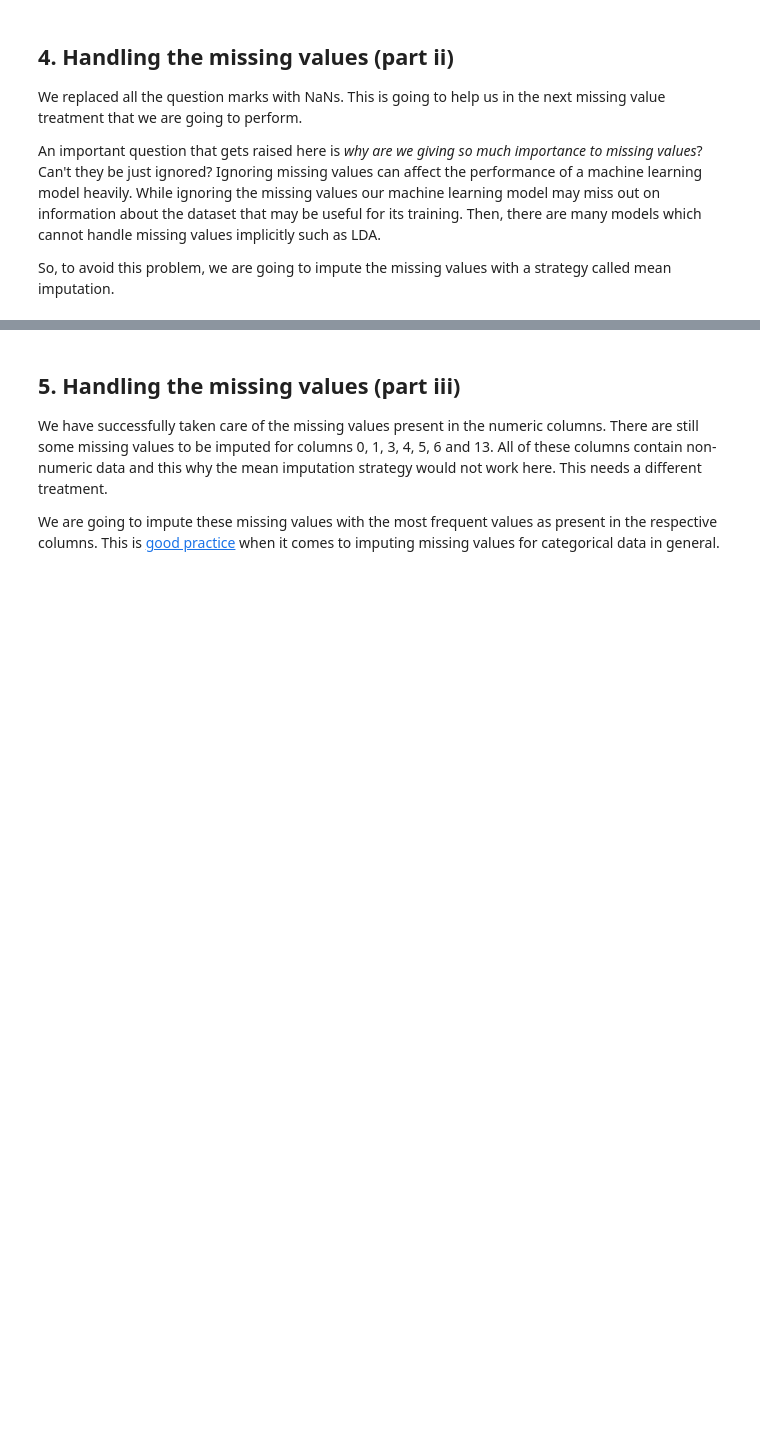
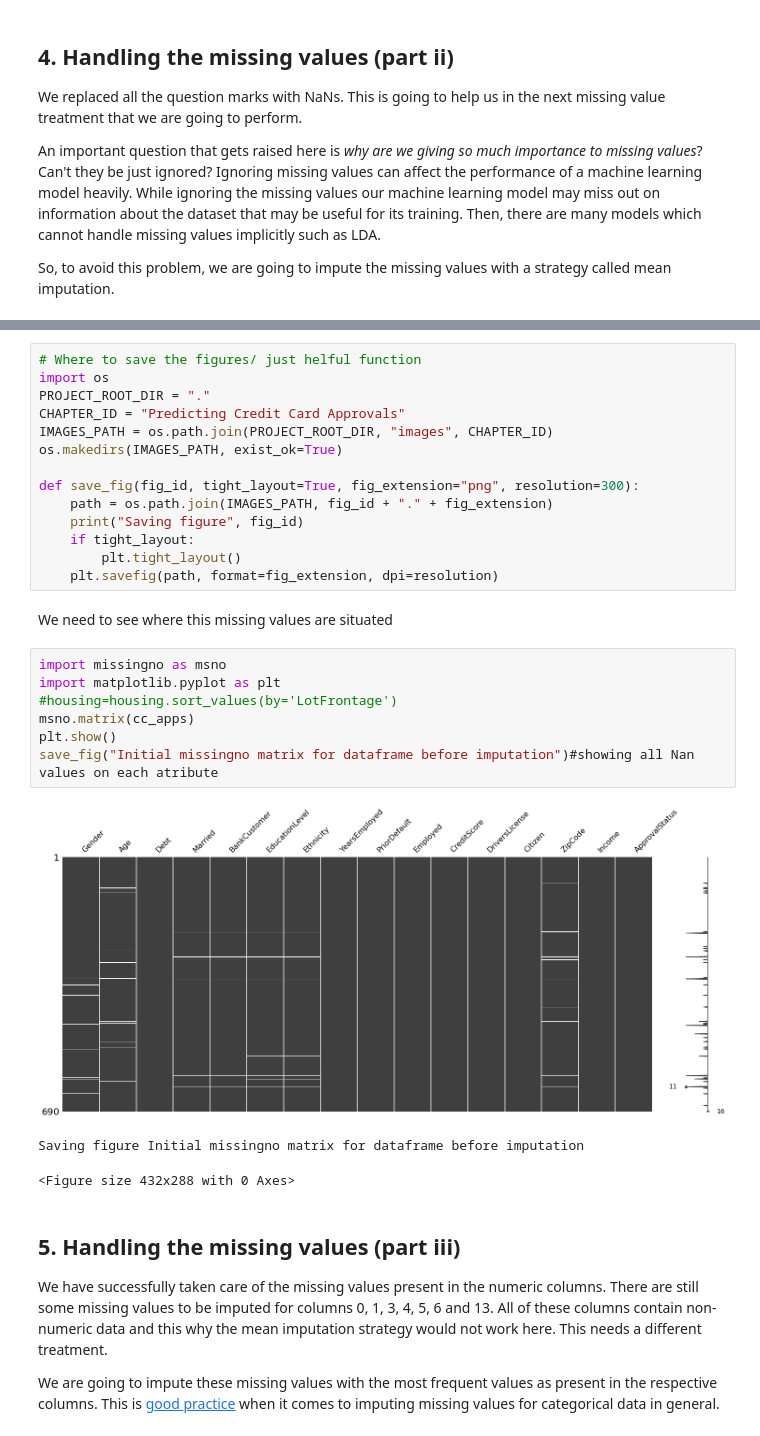
Before and after one commit to BengeanAdrian/ProiecteML, a Jupyter notebook: Predicting Credit Card Approvals/notebook.ipynb, the cells around one changed output, grey strips where cells are left out. Saved outputs shown, nothing was run; the diff lists cells and outputs as text; blank space fills up the shorter version.

```diff
--- a/Predicting Credit Card Approvals/notebook.ipynb
+++ b/Predicting Credit Card Approvals/notebook.ipynb
@@ -170,4 +155,31 @@ cc_apps.isnull().sum()
 dtype: int64
+# %%
+# Where to save the figures/ just helful function
+import os
+PROJECT_ROOT_DIR = "."
+CHAPTER_ID = "Predicting Credit Card Approvals"
+IMAGES_PATH = os.path.join(PROJECT_ROOT_DIR, "images", CHAPTER_ID)
+os.makedirs(IMAGES_PATH, exist_ok=True)
+
+def save_fig(fig_id, tight_layout=True, fig_extension="png", resolution=300):
+    path = os.path.join(IMAGES_PATH, fig_id + "." + fig_extension)
+    print("Saving figure", fig_id)
+    if tight_layout:
+        plt.tight_layout()
+    plt.savefig(path, format=fig_extension, dpi=resolution)
+# %% [markdown]
+We need to see where this missing values are situated
+# %%
+import missingno as msno
+import matplotlib.pyplot as plt
+#housing=housing.sort_values(by='LotFrontage')
+msno.matrix(cc_apps)
+plt.show()
+save_fig("Initial missingno matrix for dataframe before imputation")#showing all Nan values on each atribute
+# %% [output]
+[figure, added]
+Saving figure Initial missingno matrix for dataframe before imputation
+<Figure size 432x288 with 0 Axes>
 # %% [markdown]
 ## 5. Handling the missing values (part iii)
 <p>We have successfully taken care of the missing values present in the numeric columns. There are still some missing values to be imputed for columns 0, 1, 3, 4, 5, 6 and 13. All of these columns contain non-numeric data and this why the mean imputation strategy would not work here. This needs a different treatment. </p>
```
Also changed, not shown: parts of 16 cells of this notebook, 17 other files.
